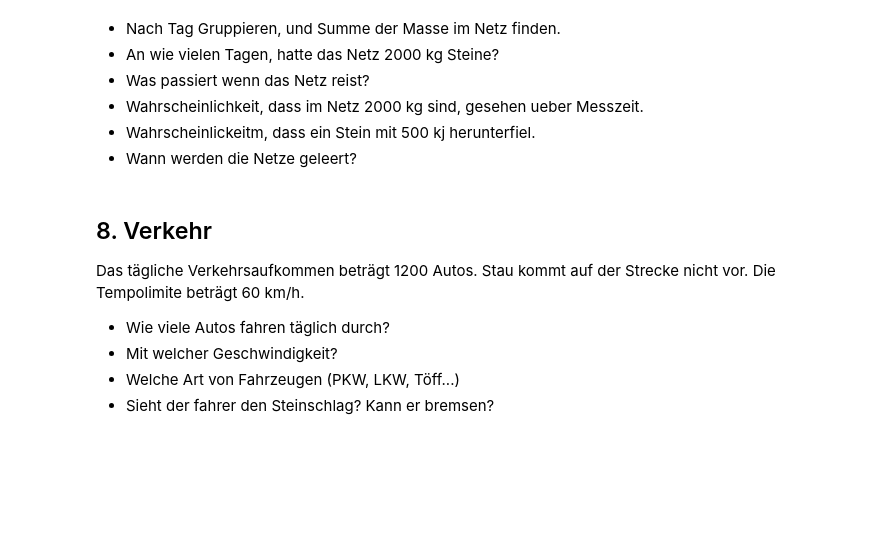
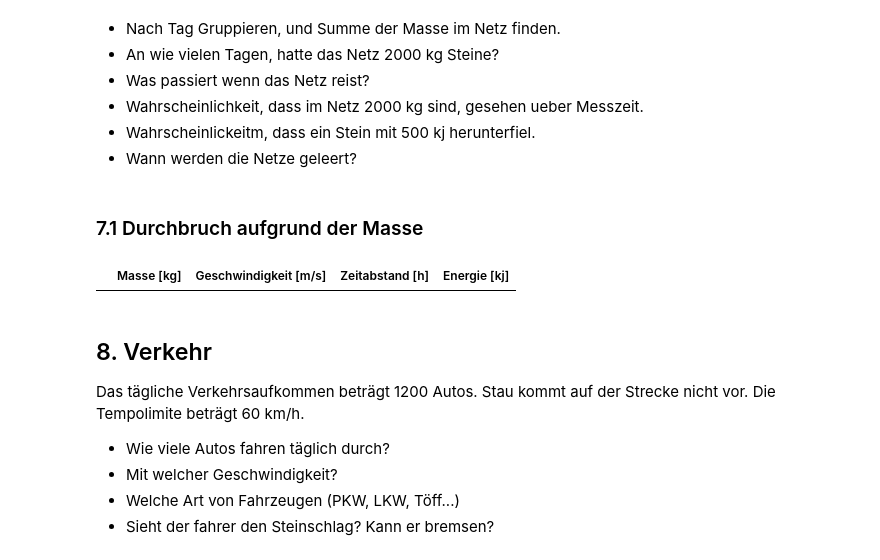
Before and after one commit to 7ben18/FHNW_Steinschlagrisiko, a Jupyter notebook: FHNW_Steinschlagrisiko.ipynb, the cells around one changed output. Saved outputs shown, nothing was run; the diff lists cells and outputs as text; code cells hidden in the pictures; blank space fills up the shorter version.

```diff
--- a/FHNW_Steinschlagrisiko.ipynb
+++ b/FHNW_Steinschlagrisiko.ipynb
@@ -724,3 +743,5 @@ Netz Falls bereits ein Stein mit über 2000kg in den Sicherheitsnetzen liegt, be
 - Wahrscheinlichkeit, dass im Netz 2000 kg sind, gesehen ueber Messzeit.
 - Wahrscheinlickeitm, dass ein Stein mit 500 kj herunterfiel.
 - Wann werden die Netze geleert?
+# %% [markdown]
+### 7.1 Durchbruch aufgrund der Masse
@@ -727,3 +750,15 @@ Netz Falls bereits ein Stein mit über 2000kg in den Sicherheitsnetzen liegt, be
+# %%
+# Durchbruch wenn:
+# Energie >= 1000 kj:
+#
+#df1 = df[(df.a != -1) & (df.b != -1)]
+
+df_simulation[(df_simulation["Energie [kj]"] >= 500) & (df_simulation["Masse [kg]"] >= 2000)]
+df_simulation[(df_simulation["Energie [kj]"] >= 1000)]
+
+10
+# %% [output]
+|  | Masse [kg] | Geschwindigkeit [m/s] | Zeitabstand [h] | Energie [kj] |
 # %% [markdown]
 ## 8. Verkehr
 Das tägliche Verkehrsaufkommen beträgt 1200 Autos. Stau kommt auf der Strecke nicht vor. Die Tempolimite beträgt 60 km/h.
```
Also changed, not shown: parts of 3 cells of this notebook.
